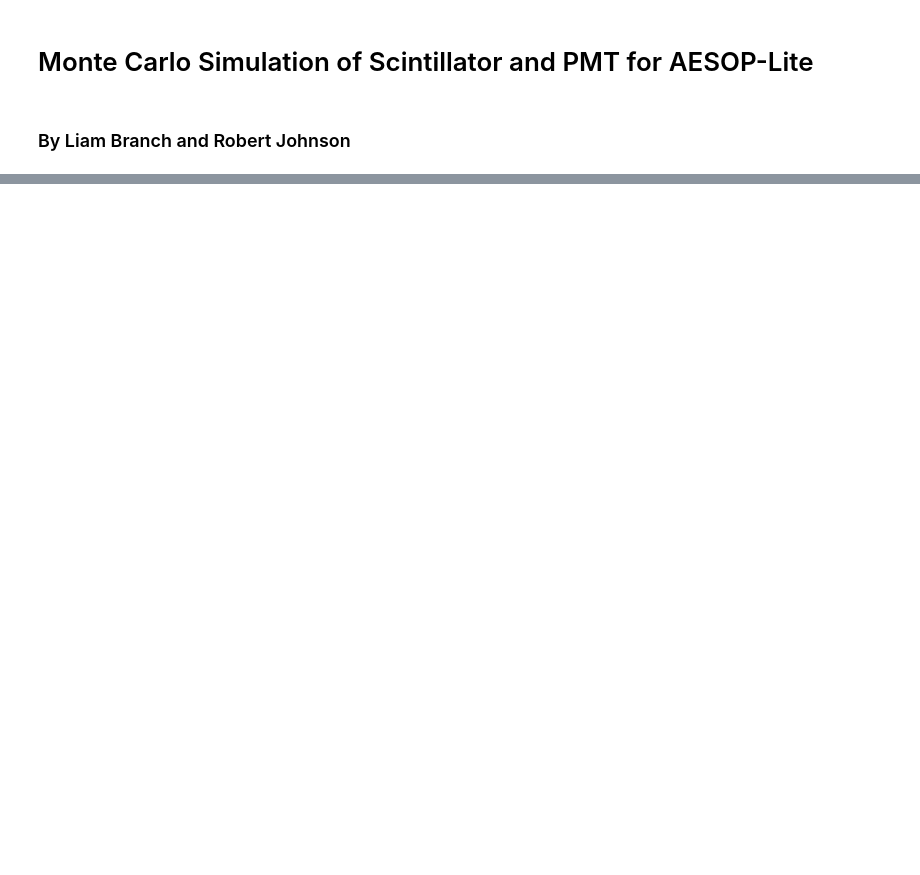
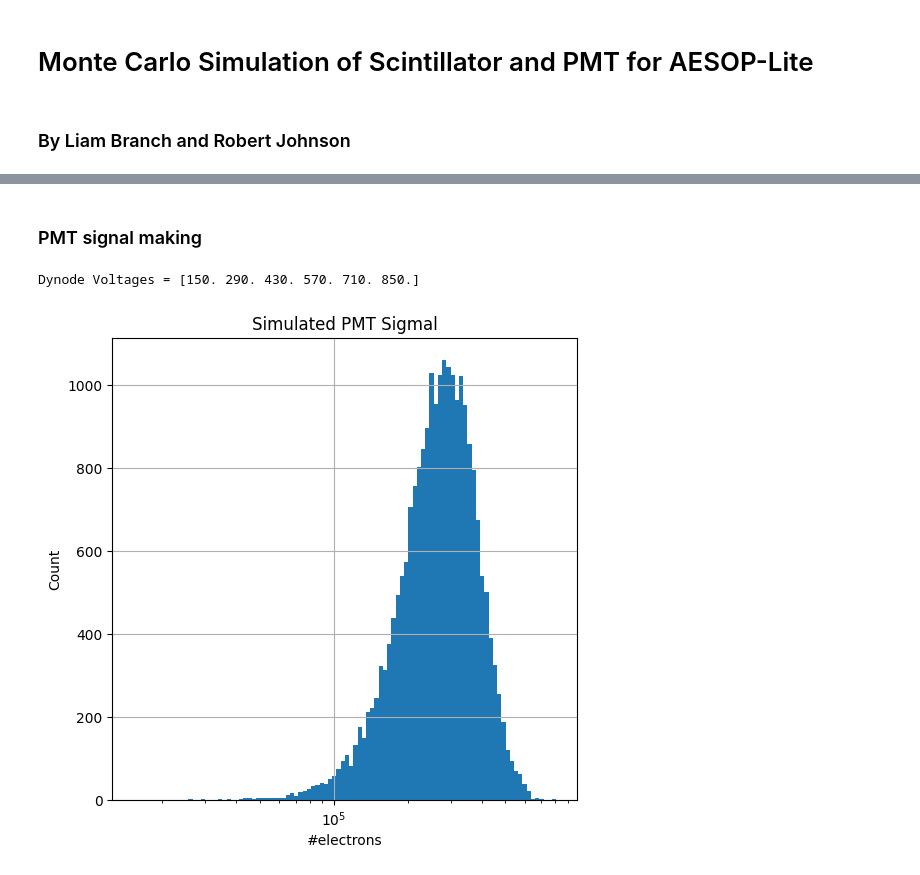
Before and after one commit to llbranch/Monte-Python, a Jupyter notebook: Monte Carlo AESOP-Lite.ipynb, the cells around one changed output, grey strips where cells are left out. Cells and saved outputs as stored; diff of their text form; code cells hidden in the pictures; blank space fills up the shorter version.

```diff
--- a/Monte Carlo AESOP-Lite.ipynb
+++ b/Monte Carlo AESOP-Lite.ipynb
@@ -116,0 +140,49 @@ theta=0.74π
+# %% [markdown]
+### PMT signal making
+# %%
+# Taken from c code resource
+def photoElectrons(photons, QE):
+    n = 0.
+    for i in range(photons):
+        if np.random.random()<QE:
+            n+=1
+    return n
+def meanDynodeElectrons(E):
+    E_per_Electron = 20
+    return E/E_per_Electron if E >= 0 else 0
+def genDynodeElectrons(E_incoming, E):
+    mean = E_incoming*meanDynodeElectrons(E)
+    return np.random.poisson(mean)
+def photontoElectrons(photons, voltages, QE, N):
+    e = photoElectrons(photons, QE)
+    prevV = 0.
+    for dynode in range(N):
+        delta_voltage = V[dynode] - prevV
+        e += genDynodeElectrons(e, delta_voltage)
+        prevV = V[dynode]
+    return e
+# %%
+n_dynodes = 6
+V = np.linspace(150,850,n_dynodes)
+n_incident_photons = 100000
+QE = 0.23 # [0, 1]
+pmtSignal = []
+for photon in range(n_incident_photons):
+    e = photontoElectrons(1, V, QE, n_dynodes)
+    if e>1:
+        pmtSignal.append(e)
+# %%
+print("Dynode Voltages =", V)
+fig1, ax1 = plt.subplots(figsize=(6,6))
+_, bins1 = np.histogram(pmtSignal, bins=100)
+logbins1 = np.logspace(np.log10(bins1[0]),np.log10(bins1[-1]),len(bins1))
+ax1.hist(pmtSignal, bins=logbins1)
+ax1.set_title('Simulated PMT Sigmal')
+ax1.set_ylabel('Count')
+ax1.set_xlabel('#electrons')
+ax1.set_xscale('log')
+ax1.grid(True)
+plt.show()
+# %% [output]
+Dynode Voltages = [150. 290. 430. 570. 710. 850.]
+[figure, added]
```
Also changed, not shown: parts of 5 cells of this notebook.
